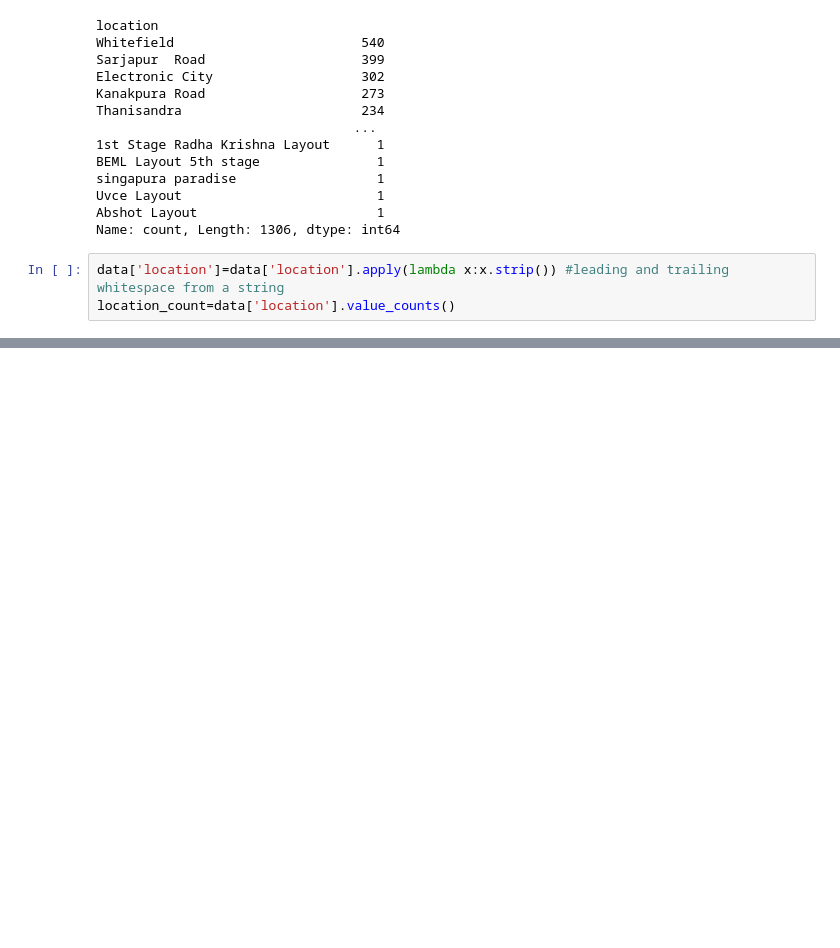
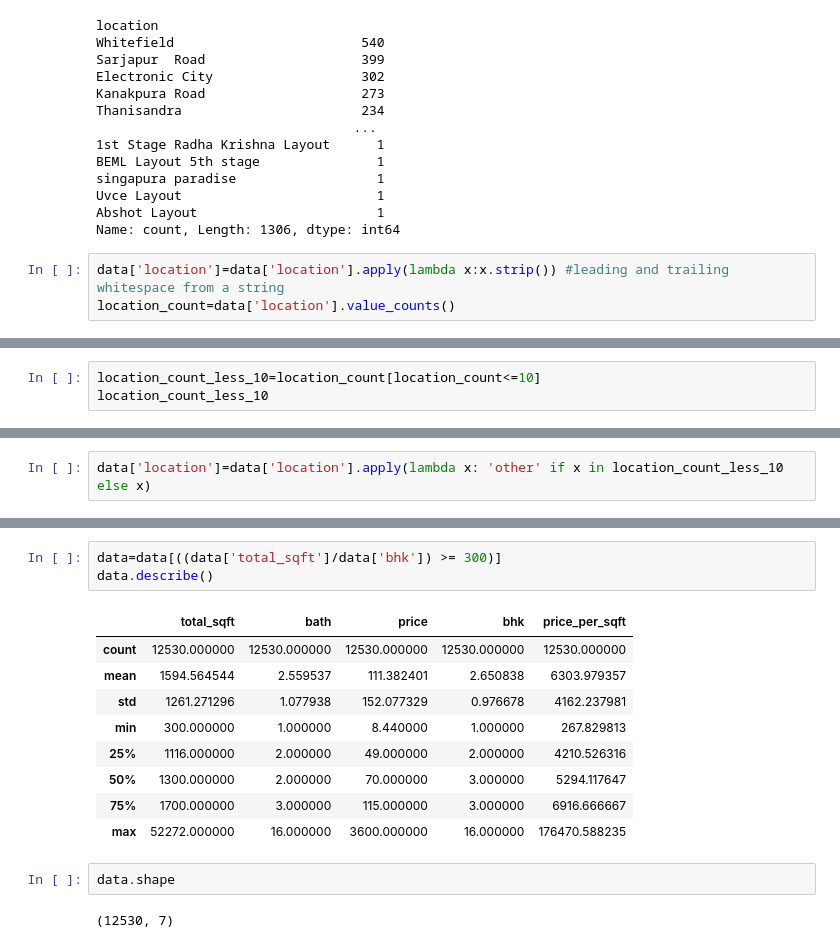
Before and after one commit to KrishnaSA05/ML-Project-House-Price-Prediction, a Jupyter notebook: house_price_predictor.ipynb, the cells around one changed output, grey strips where cells are left out. Saved outputs shown, nothing was run; the diff lists cells and outputs as text; blank space fills up the shorter version.

```diff
--- a/house_price_predictor.ipynb
+++ b/house_price_predictor.ipynb
@@ -258,0 +277,3 @@ location_count=data['location'].value_counts()
+# %%
+location_count_less_10=location_count[location_count<=10]
+location_count_less_10
@@ -258,0 +294,2 @@ location_count=data['location'].value_counts()
+# %%
+data['location']=data['location'].apply(lambda x: 'other' if x in location_count_less_10 else x)
@@ -258,0 +338,17 @@ location_count=data['location'].value_counts()
+# %%
+data=data[((data['total_sqft']/data['bhk']) >= 300)]
+data.describe()
+# %% [output]
+|  | total_sqft | bath | price | bhk | price_per_sqft |
+| count | 12530.000000 | 12530.000000 | 12530.000000 | 12530.000000 | 12530.000000 |
+| mean | 1594.564544 | 2.559537 | 111.382401 | 2.650838 | 6303.979357 |
+| std | 1261.271296 | 1.077938 | 152.077329 | 0.976678 | 4162.237981 |
+| min | 300.000000 | 1.000000 | 8.440000 | 1.000000 | 267.829813 |
+| 25% | 1116.000000 | 2.000000 | 49.000000 | 2.000000 | 4210.526316 |
+| 50% | 1300.000000 | 2.000000 | 70.000000 | 3.000000 | 5294.117647 |
+| 75% | 1700.000000 | 3.000000 | 115.000000 | 3.000000 | 6916.666667 |
+| max | 52272.000000 | 16.000000 | 3600.000000 | 16.000000 | 176470.588235 |
+# %%
+data.shape
+# %% [output]
+(12530, 7)
```
Also changed, not shown: parts of 17 cells of this notebook, 1 other file.
